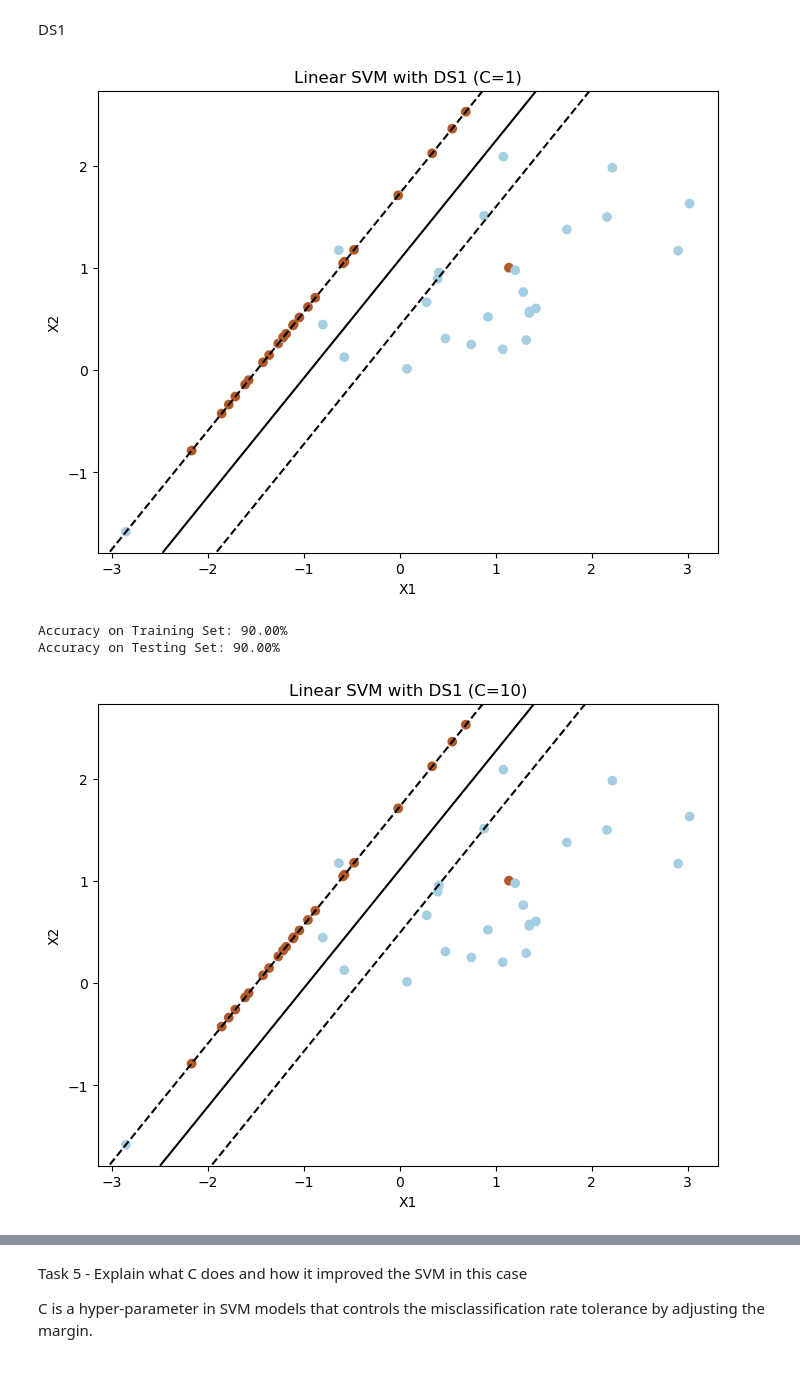
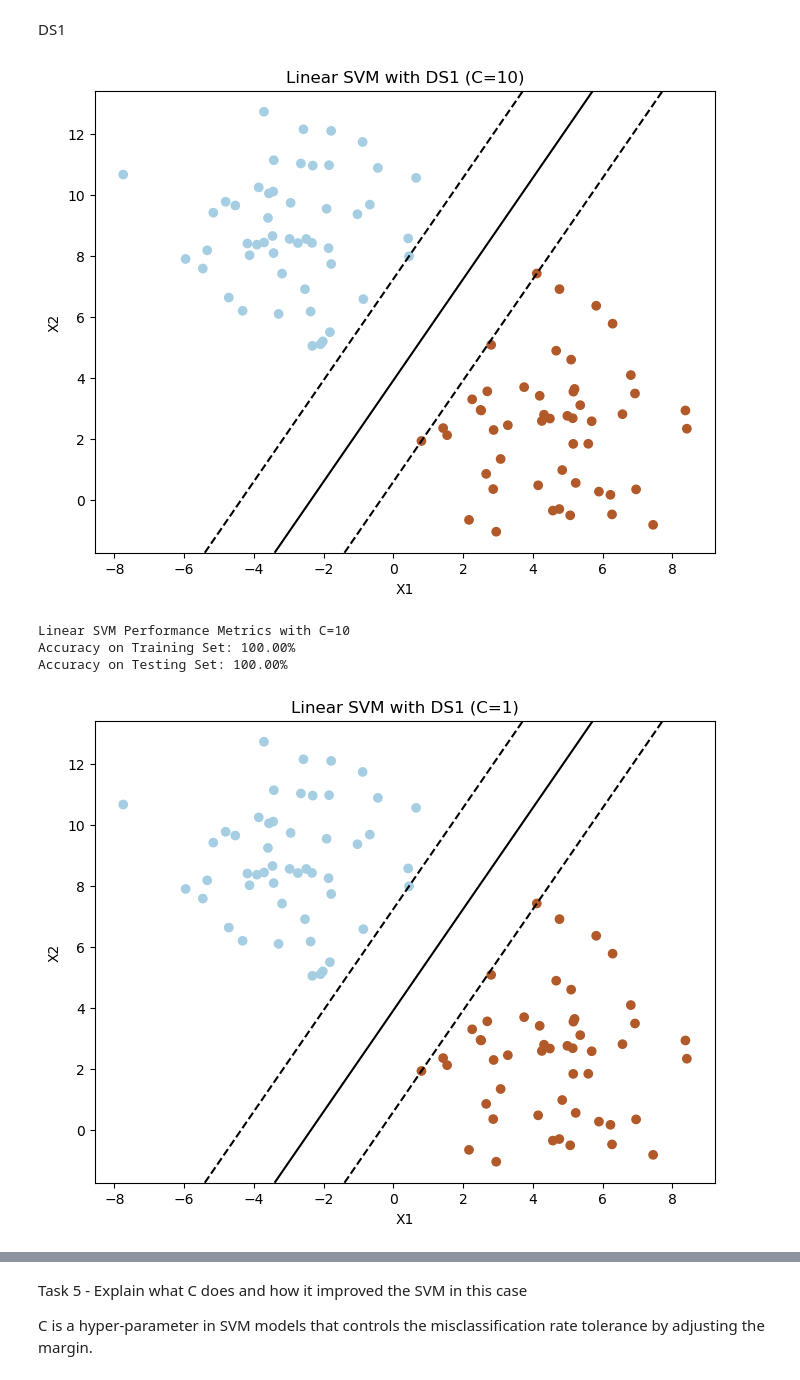
Before and after one commit to asif-jc/Support-Vector-Machine, a Jupyter notebook: Linear SVM Model.ipynb, the cells around one changed output, grey strips where cells are left out. Cells and saved outputs as stored; diff of their text form; code cells hidden in the pictures.

```diff
--- a/Linear SVM Model.ipynb
+++ b/Linear SVM Model.ipynb
@@ -16,8 +17,9 @@ DS1
 # Task 1
 # Create a non-linearly separable dataset (varying C value impactful on non-linearly separable data)
 def GenerateNonLinearlySeparableDatasetDS1(n):
-    X, y = make_classification(n_samples=n, n_features=2, n_informative=2, n_redundant=0, n_clusters_per_class=1,
-                            flip_y=0.1, class_sep=0.8, random_state=5)
+    # X, y = make_classification(n_samples=n, n_features=2, n_informative=2, n_redundant=0, n_clusters_per_class=1,
+    #                         flip_y=0.1, class_sep=0.8, random_state=10)
+    X, y = make_blobs(n_samples=100, centers=2, random_state=42, cluster_std=2)
     return X,y
 
 def DS1(X,y):
@@ -69,38 +71,45 @@ def LeaveOneOutCV(C, X, y):
 
         train_accuracy.append(accuracy_score(y_train, train_pred))
         test_accuracy.append(accuracy_score(y_test, test_pred))
-
+    # print(train_accuracy)
     # Calculate average train and test performance
     train_performance = np.mean(train_accuracy)
     test_performance = np.mean(test_accuracy)
 
+    print('Linear SVM Performance Metrics with C={}'.format(C))
+    print("Accuracy on Training Set: {:.2f}%".format(train_performance * 100))
+    print("Accuracy on Testing Set: {:.2f}%".format(test_performance * 100))
+
     return train_performance, test_performance
 # %%
 # Task 1
 X,y = GenerateNonLinearlySeparableDatasetDS1(n = 50)
 DS1(X,y)
 
 # Task 2
-C = 1
+C = 10
 svm = FitLinearSVM(C, X, y)
 PlotDecisionBoundaries(C, X, y, svm)
 
 # Task 3
 train_performance, test_performance = LeaveOneOutCV(C, X, y)
-print("Accuracy on Training Set: {:.2f}%".format(train_performance * 100))
-print("Accuracy on Testing Set: {:.2f}%".format(test_performance * 100))
 
 # Task 4
-C = 10
+C = 1
 svm = FitLinearSVM(C, X, y)
 PlotDecisionBoundaries(C, X, y, svm)
 train_performance, test_performance = LeaveOneOutCV(C, X, y)
-print("Accuracy on Training Set: {:.2f}%".format(train_performance * 100))
-print("Accuracy on Testing Set: {:.2f}%".format(test_performance * 100))
+
+C = 0.1
+svm = FitLinearSVM(C, X, y)
+PlotDecisionBoundaries(C, X, y, svm)
+train_performance, test_performance = LeaveOneOutCV(C, X, y)
+
 
 # Notes for next sesh: Investigate into getting the mean train test errors calculations over multiple iterations to properly seeing in random states whether increasing C or decreasing improves model
 # %% [output]
-[figure, old version]
+[figure, new version]
-Accuracy on Training Set: 90.00%
-Accuracy on Testing Set: 90.00%
+Linear SVM Performance Metrics with C=10
+Accuracy on Training Set: 100.00%
+Accuracy on Testing Set: 100.00%
-[figure, old version]
+[figure, new version]
```
Also changed, not shown: parts of 4 cells of this notebook, 1 other file.
